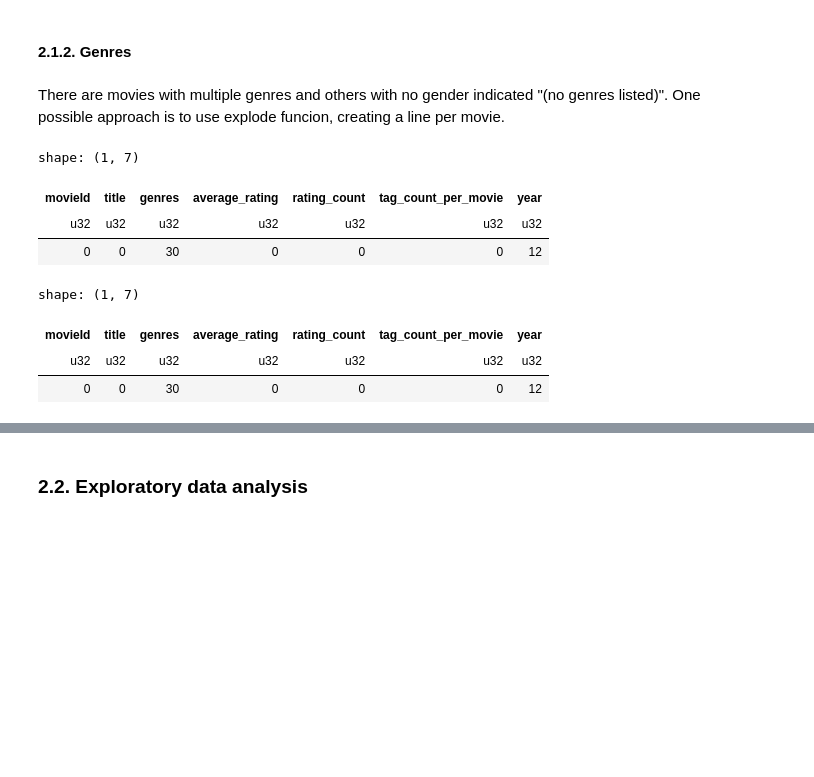
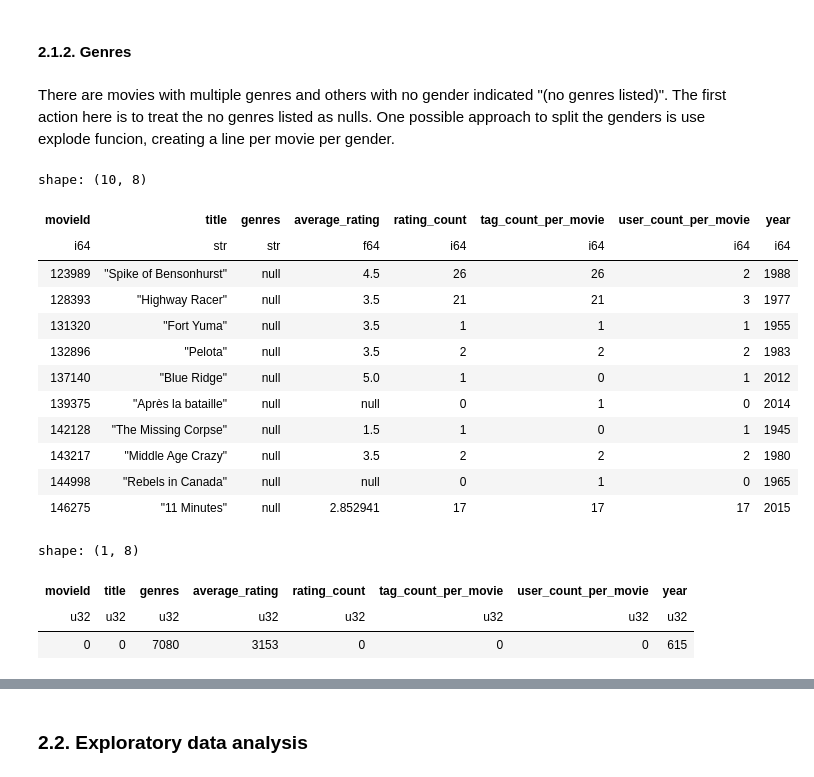
Before and after one commit to ritamaravilhamarques/BDF25_7, a Jupyter notebook: BDF25_7_data/big_data/ml-32m/Notebook.ipynb, the cells around one changed output, grey strips where cells are left out. Drawn from its saved outputs; the diff is of its cells as text; code cells hidden in the pictures; blank space fills up the shorter version.

```diff
--- a/BDF25_7_data/big_data/ml-32m/Notebook.ipynb
+++ b/BDF25_7_data/big_data/ml-32m/Notebook.ipynb
@@ -61,0 +60,5 @@ except Exception as e:
+# %%
+#the cvs is on this folder and its called moviedetails csv
+df = pl.read_csv("moviedetails.csv")
+print("CSV read successfully. Shape:", df.shape)
+display(df.head())
@@ -145,7 +171,7 @@ shape: (12, 7)
 # %% [markdown]
 #### 2.1.2. Genres
 # %% [markdown]
-There are movies with multiple genres and others with no gender indicated "(no genres listed)". One possible approach is to use explode funcion, creating a line per movie.
+There are movies with multiple genres and others with no gender indicated "(no genres listed)". The first action here is to treat the no genres listed as nulls. One possible approach to split the genders is use explode funcion, creating a line per movie per gender.
 # %%
 #Tranform no (no genres list) to null values
 df = df.with_columns(
@@ -156,19 +182,29 @@ df = df.with_columns(
     )
 # %%
 df_nogenre = df.filter(pl.col("genres").is_null())
+df_nogenre.head (10)
 # %% [output]
-shape: (1, 7)
+shape: (10, 8)
-| movieId | title | genres | average_rating | rating_count | tag_count_per_movie | year |
-| u32 | u32 | u32 | u32 | u32 | u32 | u32 |
-| 0 | 0 | 30 | 0 | 0 | 0 | 12 |
+| movieId | title | genres | average_rating | rating_count | tag_count_per_movie | user_count_per_movie | year |
+| i64 | str | str | f64 | i64 | i64 | i64 | i64 |
+| 123989 | "Spike of Bensonhurst" | null | 4.5 | 26 | 26 | 2 | 1988 |
+| 128393 | "Highway Racer" | null | 3.5 | 21 | 21 | 3 | 1977 |
+| 131320 | "Fort Yuma" | null | 3.5 | 1 | 1 | 1 | 1955 |
+| 132896 | "Pelota" | null | 3.5 | 2 | 2 | 2 | 1983 |
+| 137140 | "Blue Ridge" | null | 5.0 | 1 | 0 | 1 | 2012 |
+| 139375 | "Après la bataille" | null | null | 0 | 1 | 0 | 2014 |
+| 142128 | "The Missing Corpse" | null | 1.5 | 1 | 0 | 1 | 1945 |
+| 143217 | "Middle Age Crazy" | null | 3.5 | 2 | 2 | 2 | 1980 |
+| 144998 | "Rebels in Canada" | null | null | 0 | 1 | 0 | 1965 |
+| 146275 | "11 Minutes" | null | 2.852941 | 17 | 17 | 17 | 2015 |
 # %%
 
 df.null_count()
 # %% [output]
-shape: (1, 7)
+shape: (1, 8)
-| movieId | title | genres | average_rating | rating_count | tag_count_per_movie | year |
-| u32 | u32 | u32 | u32 | u32 | u32 | u32 |
-| 0 | 0 | 30 | 0 | 0 | 0 | 12 |
+| movieId | title | genres | average_rating | rating_count | tag_count_per_movie | user_count_per_movie | year |
+| u32 | u32 | u32 | u32 | u32 | u32 | u32 | u32 |
+| 0 | 0 | 7080 | 3153 | 0 | 0 | 0 | 615 |
 # %%
 df_exploded = df.with_columns(
     pl.col("genres").str.split("|")
```
Also changed, not shown: parts of 20 cells of this notebook, 1 other file.
